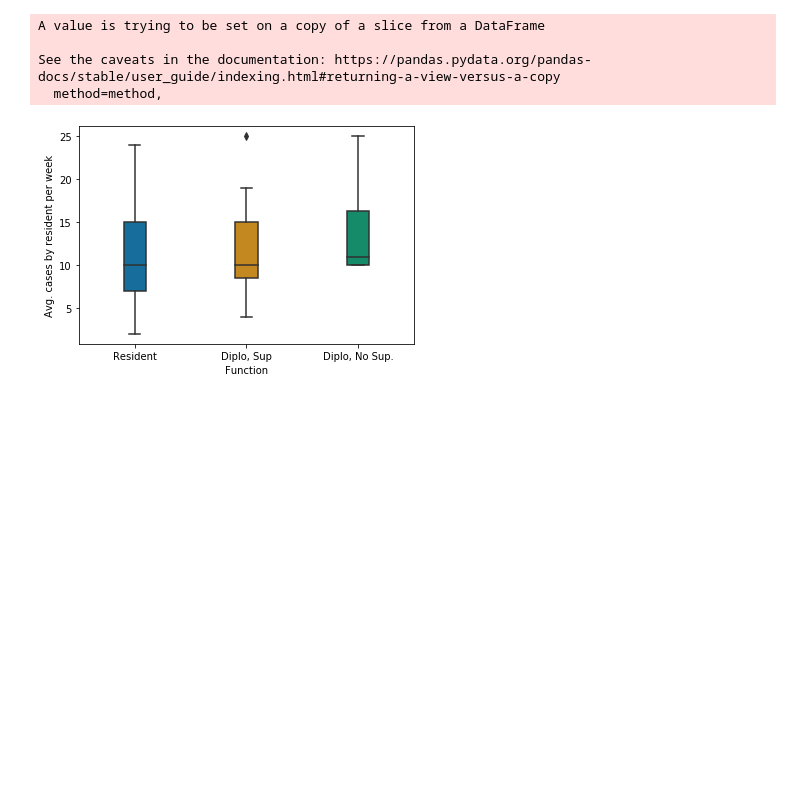
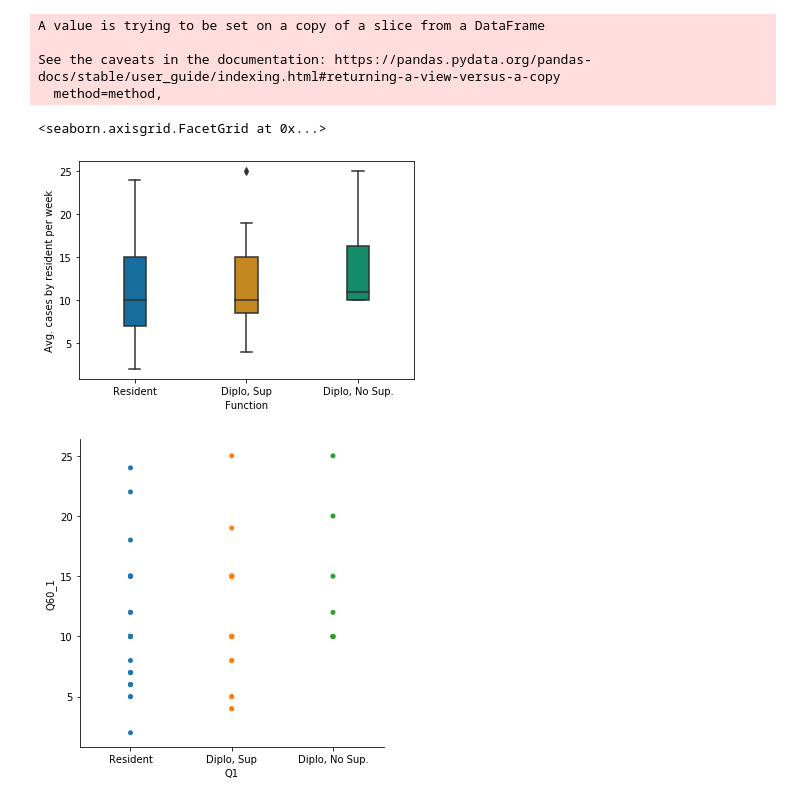
Before and after one commit to FransHuntink/PythonDataScience, a Jupyter notebook: DemoData/SophieVisuals.ipynb, the cells around one changed output. Drawn from its saved outputs; the diff is of its cells as text; code cells hidden in the pictures; blank space fills up the shorter version.

```diff
--- a/DemoData/SophieVisuals.ipynb
+++ b/DemoData/SophieVisuals.ipynb
@@ -30,24 +29,32 @@ categories.value_counts().plot(kind='bar',  color=['C0', 'C1', 'C2'])
 # %%
-#BOXPLOT
+#BOXPLOT/
 
 # Boxplot heeft twee dimensies (columns) nodig, x en y
 # in dit geval houdt combi de columns Q1 en Q60_1 vast (een numerieke en een categoriaal)
 combi = data[["Q1", "Q60_1"]]
 
 
 # Optioneel: Verkort de namen van iedere categorie om 'm iets leesbaarder
 # te maken. Je kan ook groepen maken (A, B,C of 1, 2, 3) en een legenda provide
 combi.replace({'Diplomate and currenly a supervisor': 'Diplo, Sup', 'Diplomate, not currently supervising': 'Diplo, No Sup.'}, inplace=True)
 
-# Knal er een boxplot uit. Bij y en x geef je de column naam aan,
+# Knal er een boxplot uit.
+# Bij y en x geef je de column naam aan van de beide axes,
 # bij data de gehele dataset waaruit deze columns getrokken moeten worden aha
-bplot = sns.boxplot(y='Q60_1', x='Q1',
+# Bij .set de label namen die je ziet in de plot
+sns.boxplot(y='Q60_1', x='Q1',
                  data=combi,
                  width=0.2,
                  palette="colorblind").set(xlabel='Function', ylabel = 'Avg. cases by resident per week')
+
+
+# Knal er een scatter plotje uit, zelfde als boxplot
+sns.catplot(x="Q1", y="Q60_1", jitter=False, data=combi)
 # %% [output]
 A value is trying to be set on a copy of a slice from a DataFrame
 
 See the caveats in the documentation: https://pandas.pydata.org/pandas-docs/stable/user_guide/indexing.html#returning-a-view-versus-a-copy
   method=method,
+<seaborn.axisgrid.FacetGrid at 0x...>
 [figure]
+[figure, added]
```
Also changed, not shown: parts of 3 cells of this notebook.
